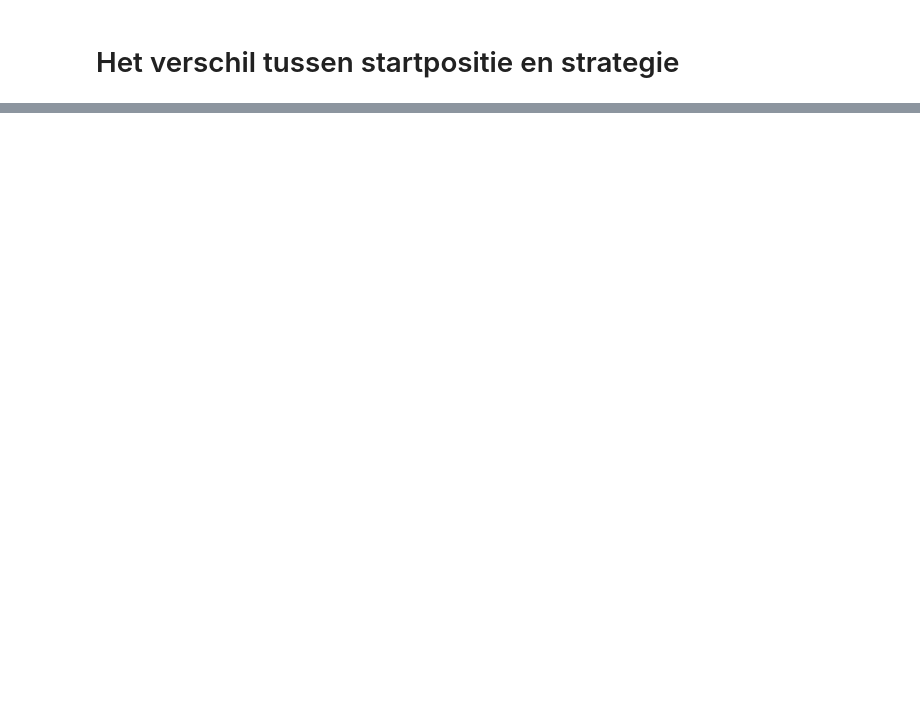
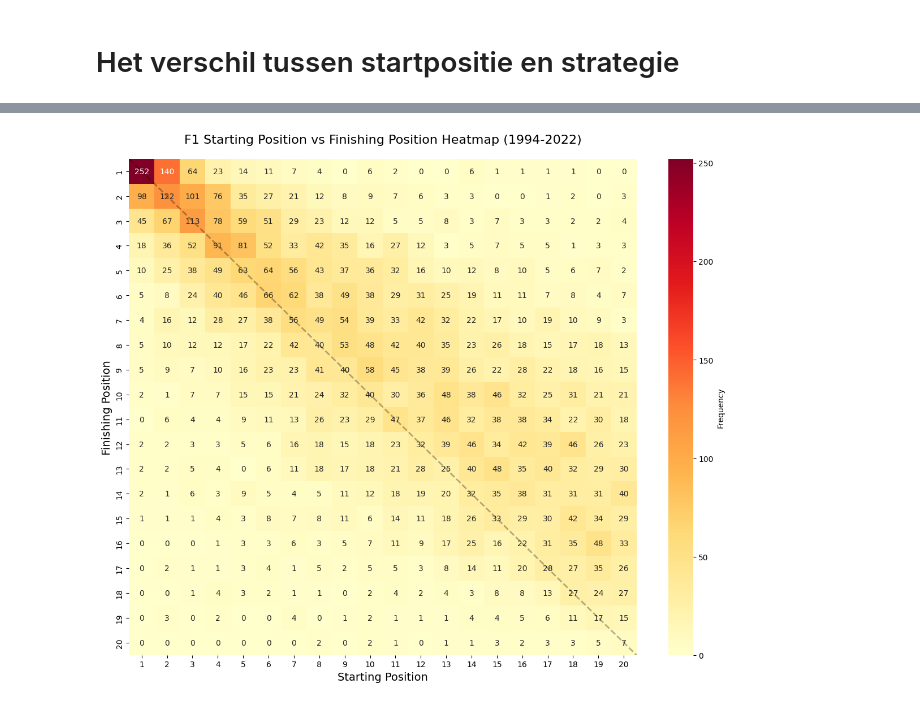
Before and after one commit to Stellan-T/InfVis, a Jupyter notebook: docs/notebook.ipynb, the cells around one changed output, grey strips where cells are left out. Drawn from its saved outputs; the diff is of its cells as text; code cells hidden in the pictures; blank space fills up the shorter version.

Commit message:
Heatmap + 2nd visualization

```diff
--- a/docs/notebook.ipynb
+++ b/docs/notebook.ipynb
@@ -277,0 +3,60 @@ HTML(html_content)
+# %%
+import pandas as pd
+import numpy as np
+import matplotlib.pyplot as plt
+import seaborn as sns
+
+# Read the CSV file
+df = pd.read_csv('merged_f1_data_1994_2022.csv')
+
+# Convert FinPos to numeric, treating 'NC' as NaN
+df['FinPos_numeric'] = pd.to_numeric(df['FinPos'], errors='coerce')
+
+# Filter out rows where either position is NaN
+df_clean = df.dropna(subset=['Pos', 'FinPos_numeric'])
+
+# Convert to integers
+df_clean['Pos'] = df_clean['Pos'].astype(int)
+df_clean['FinPos_numeric'] = df_clean['FinPos_numeric'].astype(int)
+
+# Create a frequency matrix for the heatmap
+# We'll consider positions 1-20 for better visualization
+max_pos = 20
+heatmap_data = np.zeros((max_pos, max_pos))
+
+for _, row in df_clean.iterrows():
+    start_pos = row['Pos']
+    end_pos = row['FinPos_numeric']
+
+    # Only include positions within our range
+    if 1 <= start_pos <= max_pos and 1 <= end_pos <= max_pos:
+        heatmap_data[end_pos-1, start_pos-1] += 1
+
+# Create the heatmap
+plt.figure(figsize=(12, 10))
+
+# Linear scale version
+sns.heatmap(heatmap_data, annot=True, fmt='.0f', cmap='YlOrRd',
+            xticklabels=range(1, max_pos+1),
+            yticklabels=range(1, max_pos+1),
+            cbar_kws={'label': 'Frequency'})
+
+plt.title('F1 Starting Position vs Finishing Position Heatmap (1994-2022)', fontsize=16, pad=20)
+plt.xlabel('Starting Position', fontsize=14)
+plt.ylabel('Finishing Position', fontsize=14)
+
+# Add a diagonal line to show where start = finish
+ax = plt.gca()
+ax.plot([0, max_pos], [0, max_pos], 'k--', alpha=0.3, linewidth=2)
+
+plt.tight_layout()
+plt.show()
+
+# Calculate some interesting statistics
+diagonal_count = sum(1 for _, row in df_clean.iterrows()
+                    if row['Pos'] == row['FinPos_numeric'] and row['Pos'] <= max_pos)
+
+# Most common position changes
+df_clean['position_change'] = df_clean['FinPos_numeric'] - df_clean['Pos']
+# %% [output]
+[figure, added]
```
Also changed, not shown: parts of 2 cells of this notebook.
